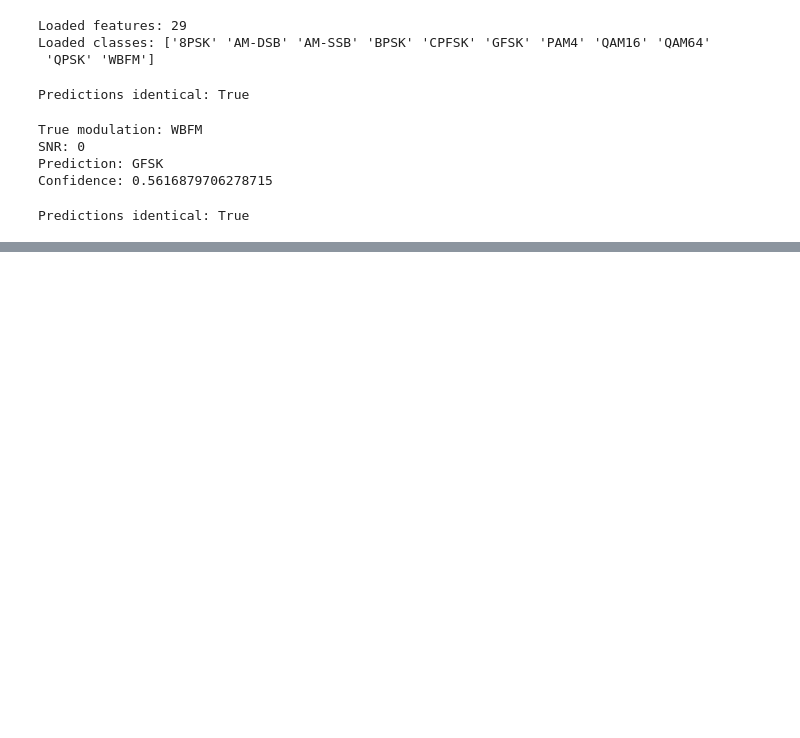
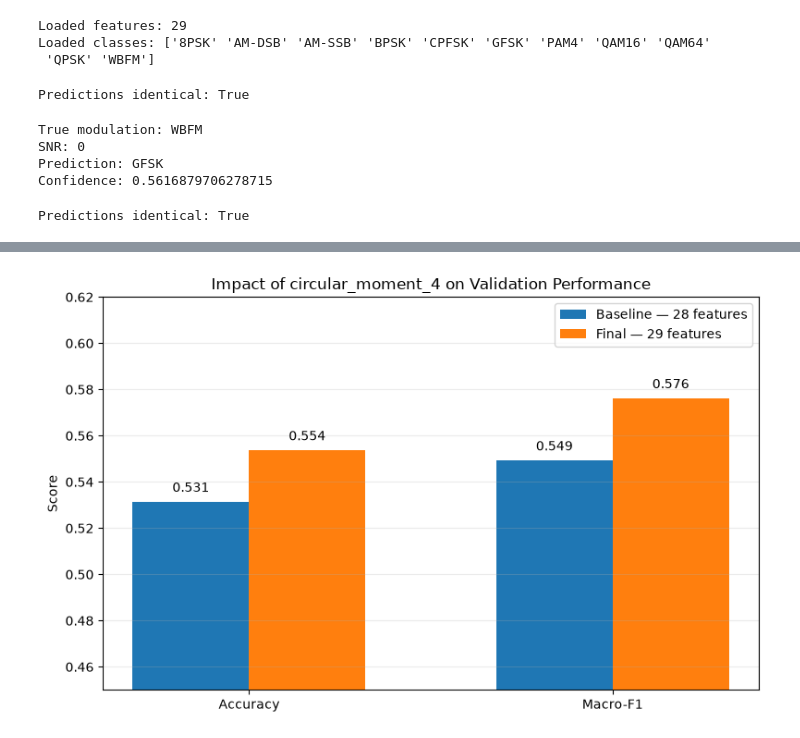
Before and after one commit to joseetenreiro/snr-aware-modulation-classification, a Jupyter notebook: notebooks/08_final_test.ipynb, the cells around one changed output, grey strips where cells are left out. Cells and saved outputs as stored; diff of their text form; code cells hidden in the pictures; blank space fills up the shorter version.

```diff
--- a/notebooks/08_final_test.ipynb
+++ b/notebooks/08_final_test.ipynb
@@ -1149,0 +1389,99 @@ Predictions identical: True
+# %%
+import numpy as np
+import matplotlib.pyplot as plt
+
+metrics = [
+    "Accuracy",
+    "Macro-F1",
+]
+
+baseline_scores = [
+    0.5314,
+    0.5493,
+]
+
+final_scores = [
+    0.5537,
+    0.5762,
+]
+
+x = np.arange(len(metrics))
+width = 0.32
+
+fig, ax = plt.subplots(
+    figsize=(8, 5)
+)
+
+bars_baseline = ax.bar(
+    x - width / 2,
+    baseline_scores,
+    width,
+    label="Baseline — 28 features",
+)
+
+bars_final = ax.bar(
+    x + width / 2,
+    final_scores,
+    width,
+    label="Final — 29 features",
+)
+
+ax.set_ylabel("Score")
+
+ax.set_title(
+    "Impact of circular_moment_4 on Validation Performance"
+)
+
+ax.set_xticks(x)
+ax.set_xticklabels(metrics)
+
+ax.set_ylim(
+    0.45,
+    0.62,
+)
+
+ax.legend()
+
+ax.grid(
+    axis="y",
+    alpha=0.25,
+)
+
+for bars in [
+    bars_baseline,
+    bars_final,
+]:
+    for bar in bars:
+
+        height = bar.get_height()
+
+        ax.text(
+            bar.get_x()
+            + bar.get_width() / 2,
+            height + 0.003,
+            f"{height:.3f}",
+            ha="center",
+            va="bottom",
+        )
+
+fig.tight_layout()
+
+feature_improvement_path = (
+    FIGURES_DIR
+    / "feature_engineering_improvement.png"
+)
+
+fig.savefig(
+    feature_improvement_path,
+    dpi=200,
+    bbox_inches="tight",
+)
+
+plt.show()
+
+print(
+    "Saved to:",
+    feature_improvement_path,
+)
+# %% [output]
+[figure, added]
```
Also changed, not shown: parts of 16 cells of this notebook, 5 other files.
